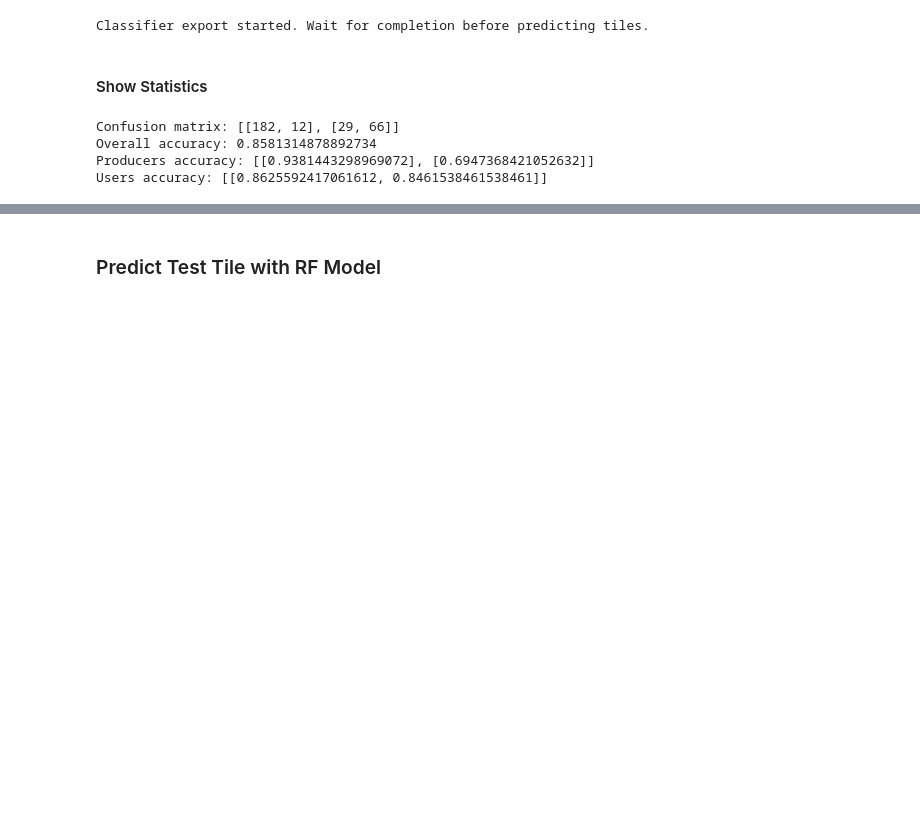
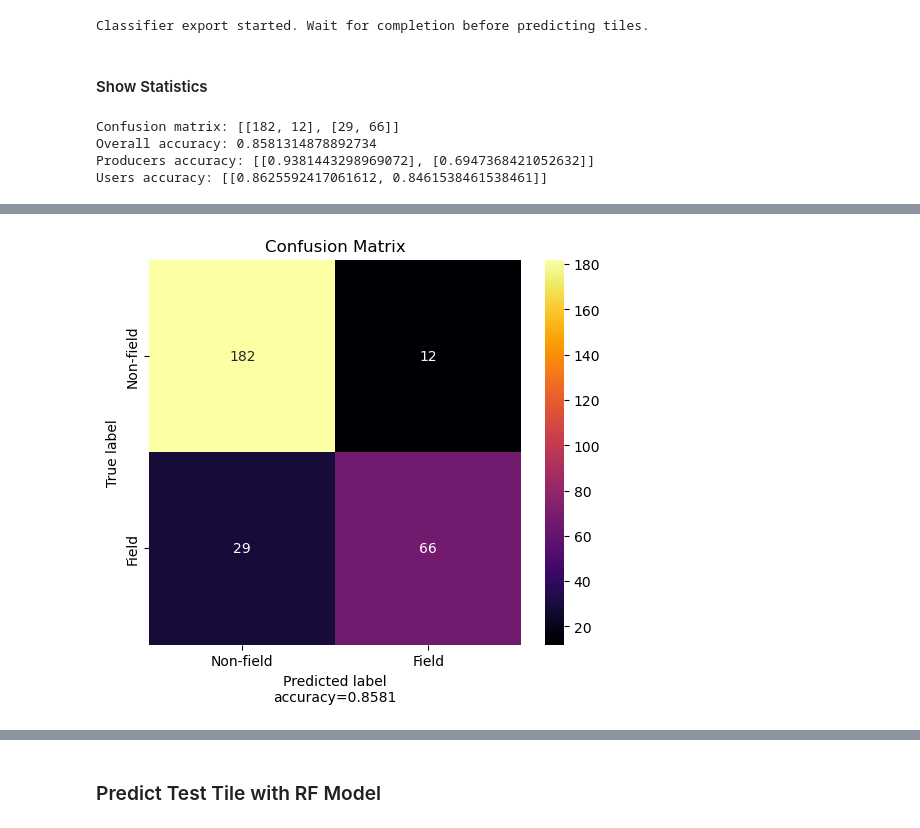
Before and after one commit to ppstxd/False_Positive_Analysis, a Jupyter notebook: FP_analysis_raster.ipynb, the cells around one changed output, grey strips where cells are left out. Cells and saved outputs as stored; diff of their text form; code cells hidden in the pictures; blank space fills up the shorter version.

Commit message:
improved RF model export and added metrics visualization

```diff
--- a/FP_analysis_raster.ipynb
+++ b/FP_analysis_raster.ipynb
@@ -765,12 +763,20 @@ Classifier export started. Wait for completion before predicting tiles.
 # %% [markdown]
 #### Show Statistics
 # %%
-# Print the confusion matrix
+# Get the confusion matrix object
 conf_matrix = ee_classifier.confusionMatrix()
-print('Confusion matrix:', conf_matrix.getInfo())
-print('Overall accuracy:', conf_matrix.accuracy().getInfo())
-print('Producers accuracy:', conf_matrix.producersAccuracy().getInfo())
-print('Users accuracy:', conf_matrix.consumersAccuracy().getInfo())
+
+# Assign values to Python variables
+conf_matrix_values = conf_matrix.getInfo()  # 2D list (confusion matrix)
+overall_accuracy = conf_matrix.accuracy().getInfo()  # float
+producers_accuracy = conf_matrix.producersAccuracy().getInfo()  # list of floats
+users_accuracy = conf_matrix.consumersAccuracy().getInfo()  # list of floats
+
+# Example: print to verify
+print('Confusion matrix:', conf_matrix_values)
+print('Overall accuracy:', overall_accuracy)
+print('Producers accuracy:', producers_accuracy)
+print('Users accuracy:', users_accuracy)
 # %% [output]
 Confusion matrix: [[182, 12], [29, 66]]
 Overall accuracy: 0.8581314878892734
@@ -779 +837,24 @@ Users accuracy: [[0.8625592417061612, 0.8461538461538461]]
+# %%
+# Your confusion matrix and class names
+cm = np.array(conf_matrix_values)
+class_names = ['Non-field', 'Field']
+
+plt.figure(figsize=(6, 5))
+sns.heatmap(
+    cm,
+    annot=True,
+    fmt='d',
+    cmap='inferno',
+    xticklabels=class_names,
+    yticklabels=class_names
+)
+plt.ylabel('True label')
+plt.xlabel(f'Predicted label\naccuracy={overall_accuracy:.4f}')
+plt.title('Confusion Matrix')
+
+# Save Conf Matrix
+plt.savefig('/home/airg/PSteinhilber/projects/angola/prediction/FP_Analysis_Raster/exports/confusion_matrix.png', dpi=300, bbox_inches='tight')
+plt.show()
+# %% [output]
+[figure, added]
 # %%
```
Also changed, not shown: parts of 16 cells of this notebook.
